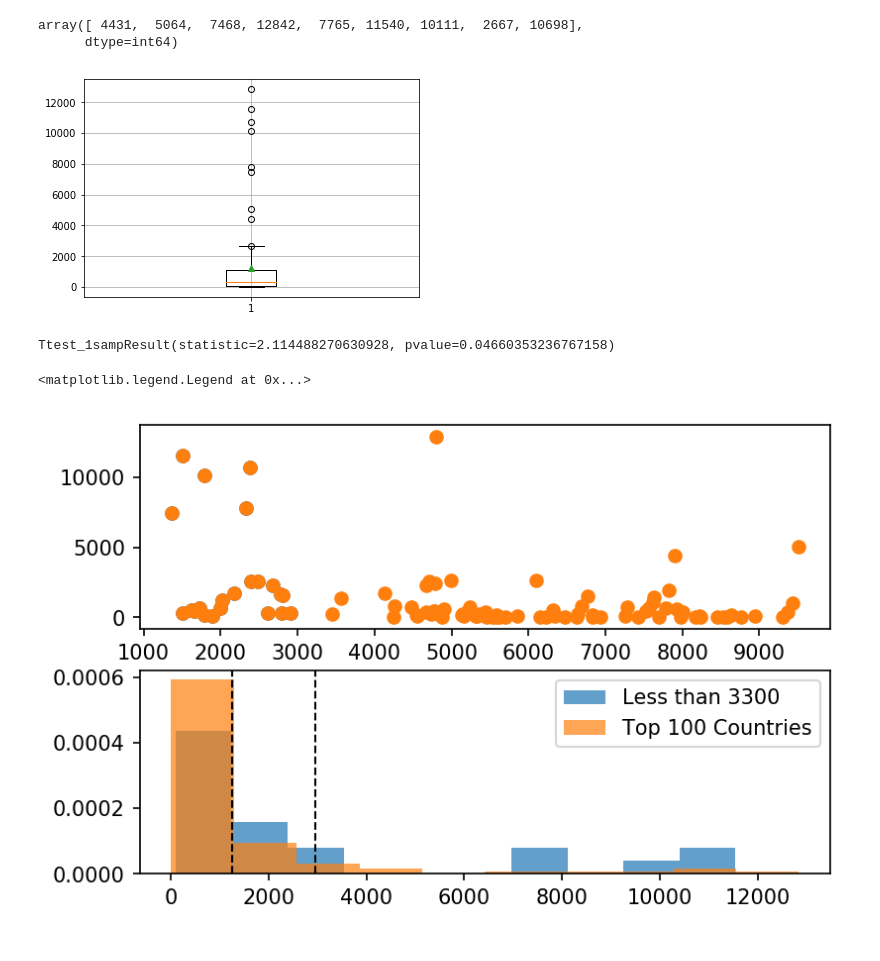
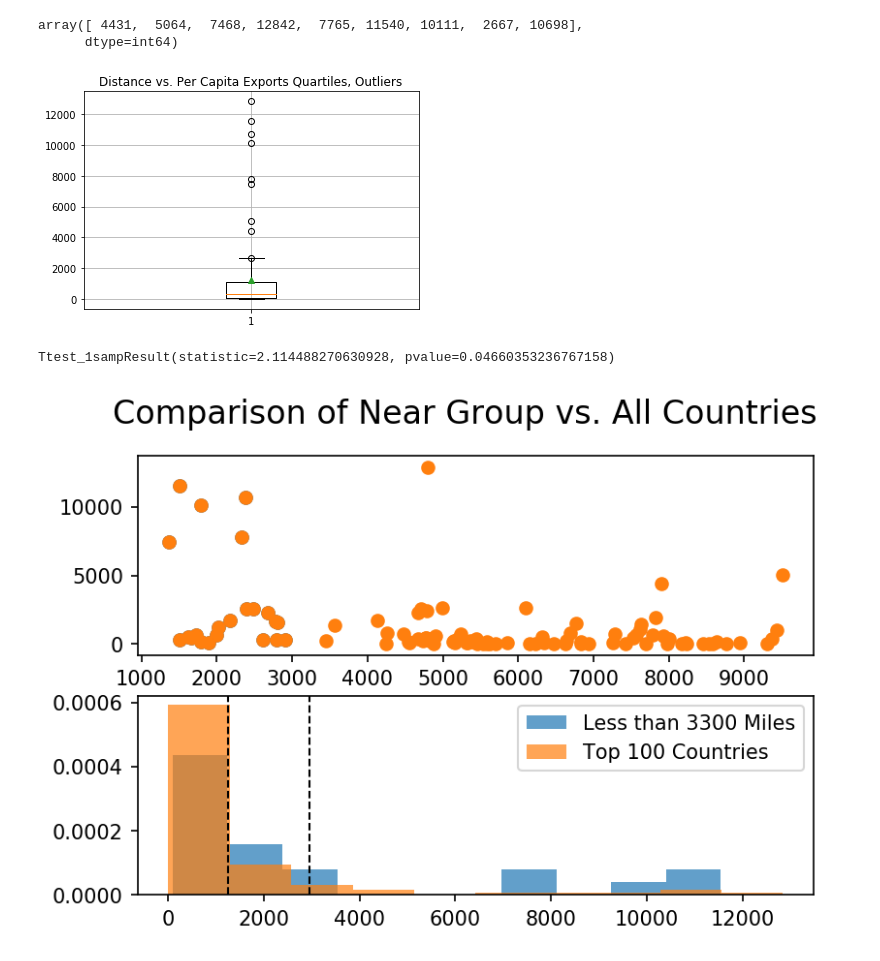
Before and after one commit to 8135tao/US-import-export, a Jupyter notebook: MikeMProj1.ipynb, the cells around one changed output. Saved outputs shown, nothing was run; the diff lists cells and outputs as text; code cells hidden in the pictures.

Commit message:
adding pictures, titles to graphs

```diff
--- a/MikeMProj1.ipynb
+++ b/MikeMProj1.ipynb
@@ -72,10 +72,12 @@ array([ 4431,  5064,  7468, 12842,  7765, 11540, 10111,  2667, 10698],
 # %%
 # Create box plot
 plt.boxplot(arr, showmeans=True)
 plt.grid()
+plt.title("Distance vs. Per Capita Exports Quartiles, Outliers", fontsize=12)
+plt.savefig("MikeM_Box.png")
 plt.show()
 # %% [output]
-[figure, old version]
+[figure, new version]
 # %%
 pop_one = graph_df.loc[graph_df["Average Air Miles from US"] < 3300, :]
 # usa_ufo_df = clean_ufo_df.loc[clean_ufo_df["country"] == "us", :]
@@ -87,17 +89,18 @@ Ttest_1sampResult(statistic=2.114488270630928, pvalue=0.04660353236767158)
 # %%
 plt.figure(figsize=(6, 4), dpi=150)
 plt.subplot(2, 1, 1)
-plt.scatter(pop_one["Average Air Miles from US"], pop_one["Per Capita Exports"], label="Less than 3300")
+plt.scatter(pop_one["Average Air Miles from US"], pop_one["Per Capita Exports"], label="Less than 3300 Miles")
 plt.scatter(graph_df["Average Air Miles from US"], graph_df["Per Capita Exports"], label="Top 100 Countries")
+plt.suptitle('Comparison of Near Group vs. All Countries', fontsize=16)
 
 
 plt.subplot(2, 1, 2)
-plt.hist(pop_one["Per Capita Exports"], 10, density=True, alpha=0.7, label="Less than 3300")
+plt.hist(pop_one["Per Capita Exports"], 10, density=True, alpha=0.7, label="Less than 3300 Miles")
 plt.hist(graph_df["Per Capita Exports"], 10, density=True, alpha=0.7, label="Top 100 Countries")
 plt.axvline(pop_one["Per Capita Exports"].mean(), color='k', linestyle='dashed', linewidth=1)
 plt.axvline(graph_df["Per Capita Exports"].mean(), color='k', linestyle='dashed', linewidth=1)
 plt.legend()
 #plt.title("Comparison of Near Group vs. All Countries", fontsize=16)
+plt.savefig("MikeM_Dis_His.png")
 # %% [output]
-<matplotlib.legend.Legend at 0x...>
-[figure, old version]
+[figure, new version]
```
Also changed, not shown: parts of 2 cells of this notebook, 4 other files.
